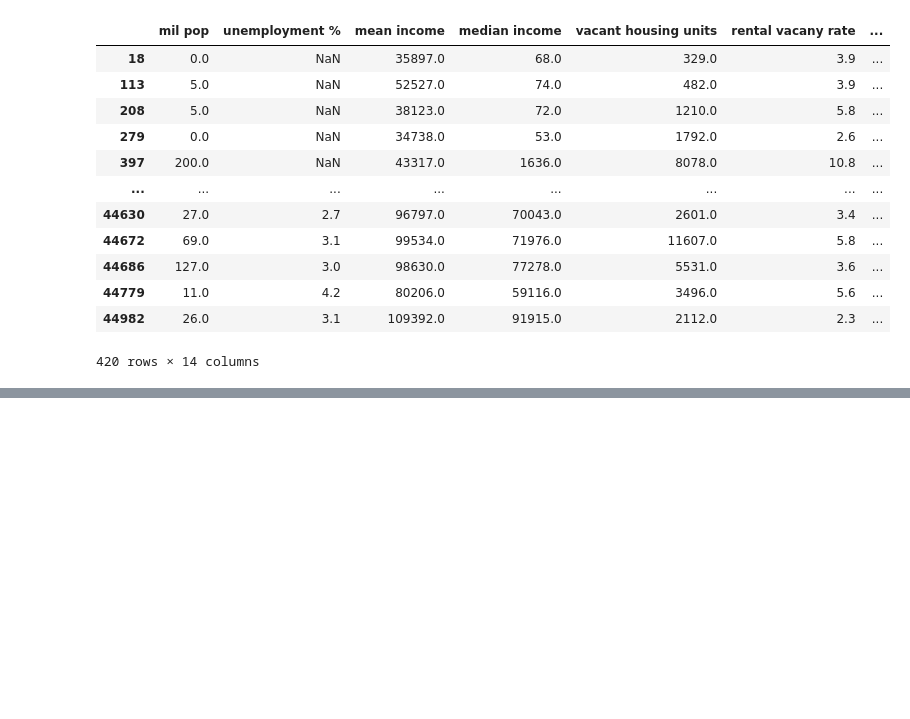
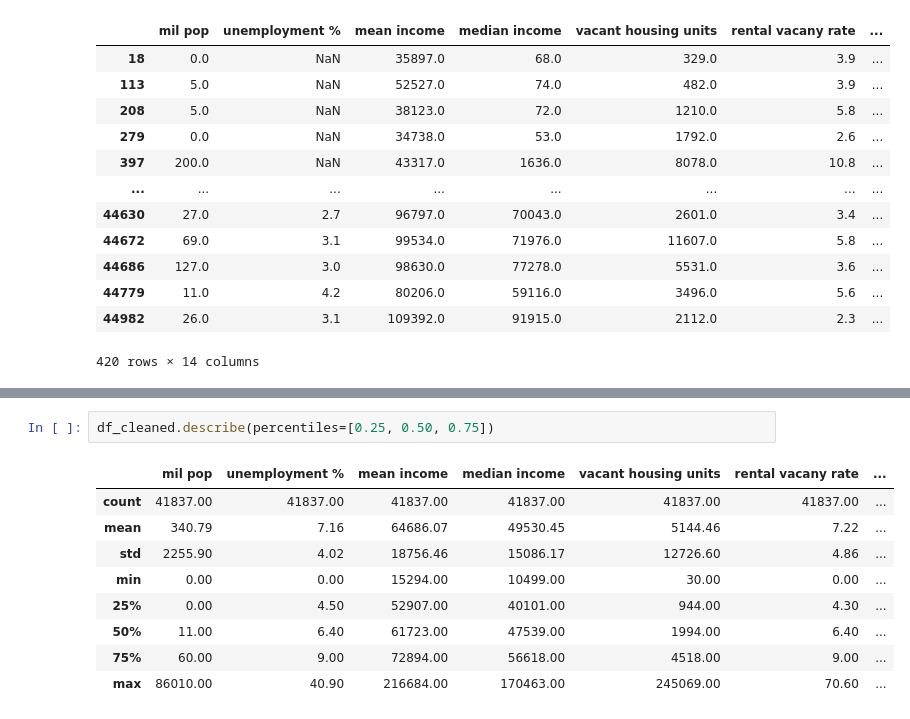
Before and after one commit to kellerl7/Milestone_2, a Jupyter notebook: Vizs/VIZs_2.ipynb, the cells around one changed output, grey strips where cells are left out. Cells and saved outputs as stored; diff of their text form; blank space fills up the shorter version.

```diff
--- a/Vizs/VIZs_2.ipynb
+++ b/Vizs/VIZs_2.ipynb
@@ -350,0 +419,12 @@ df[df["county_name"]=="Washington County"]
+# %%
+df_cleaned.describe(percentiles=[0.25, 0.50, 0.75])
+# %% [output]
+|  | mil pop | unemployment % | mean income | median income | vacant housing units | rental vacany rate | ... |
+| count | 41837.00 | 41837.00 | 41837.00 | 41837.00 | 41837.00 | 41837.00 | ... |
+| mean | 340.79 | 7.16 | 64686.07 | 49530.45 | 5144.46 | 7.22 | ... |
+| std | 2255.90 | 4.02 | 18756.46 | 15086.17 | 12726.60 | 4.86 | ... |
+| min | 0.00 | 0.00 | 15294.00 | 10499.00 | 30.00 | 0.00 | ... |
+| 25% | 0.00 | 4.50 | 52907.00 | 40101.00 | 944.00 | 4.30 | ... |
+| 50% | 11.00 | 6.40 | 61723.00 | 47539.00 | 1994.00 | 6.40 | ... |
+| 75% | 60.00 | 9.00 | 72894.00 | 56618.00 | 4518.00 | 9.00 | ... |
+| max | 86010.00 | 40.90 | 216684.00 | 170463.00 | 245069.00 | 70.60 | ... |
```
Also changed, not shown: parts of 10 cells of this notebook.
